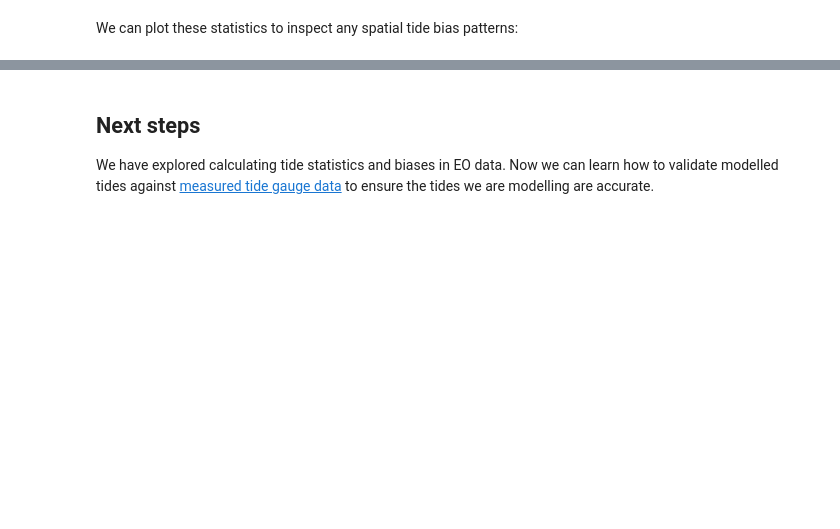
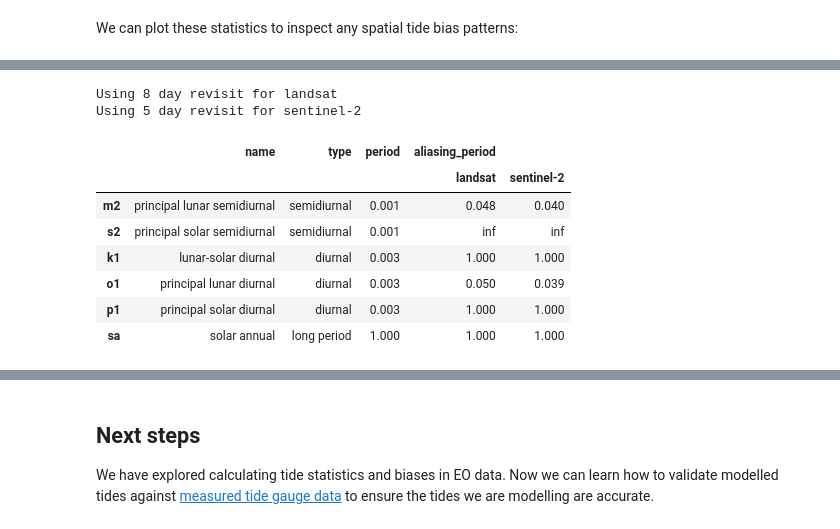
Before and after one commit to GeoscienceAustralia/eo-tides, a Jupyter notebook: docs/notebooks/Tide_statistics.ipynb, the cells around one changed output, grey strips where cells are left out. Saved outputs shown, nothing was run; the diff lists cells and outputs as text; code cells hidden in the pictures; blank space fills up the shorter version.

```diff
--- a/docs/notebooks/Tide_statistics.ipynb
+++ b/docs/notebooks/Tide_statistics.ipynb
@@ -439,0 +493,18 @@ plt.gca().set_title("High tide offset (%)");
+# %%
+tide_aliasing(
+    satellites=["landsat", "sentinel-2"],
+    c=["m2", "s2", "k1", "o1", "p1", "sa"],
+    units="years",
+    style=False,
+)
+# %% [output]
+Using 8 day revisit for landsat
+Using 5 day revisit for sentinel-2
+|  | name | type | period | aliasing_period |  |
+|  |  |  |  | landsat | sentinel-2 |
+| m2 | principal lunar semidiurnal | semidiurnal | 0.001 | 0.048 | 0.040 |
+| s2 | principal solar semidiurnal | semidiurnal | 0.001 | inf | inf |
+| k1 | lunar-solar diurnal | diurnal | 0.003 | 1.000 | 1.000 |
+| o1 | principal lunar diurnal | diurnal | 0.003 | 0.050 | 0.039 |
+| p1 | principal solar diurnal | diurnal | 0.003 | 1.000 | 1.000 |
+| sa | solar annual | long period | 1.000 | 1.000 | 1.000 |
```
Also changed, not shown: parts of 14 cells of this notebook, 1 other file.
